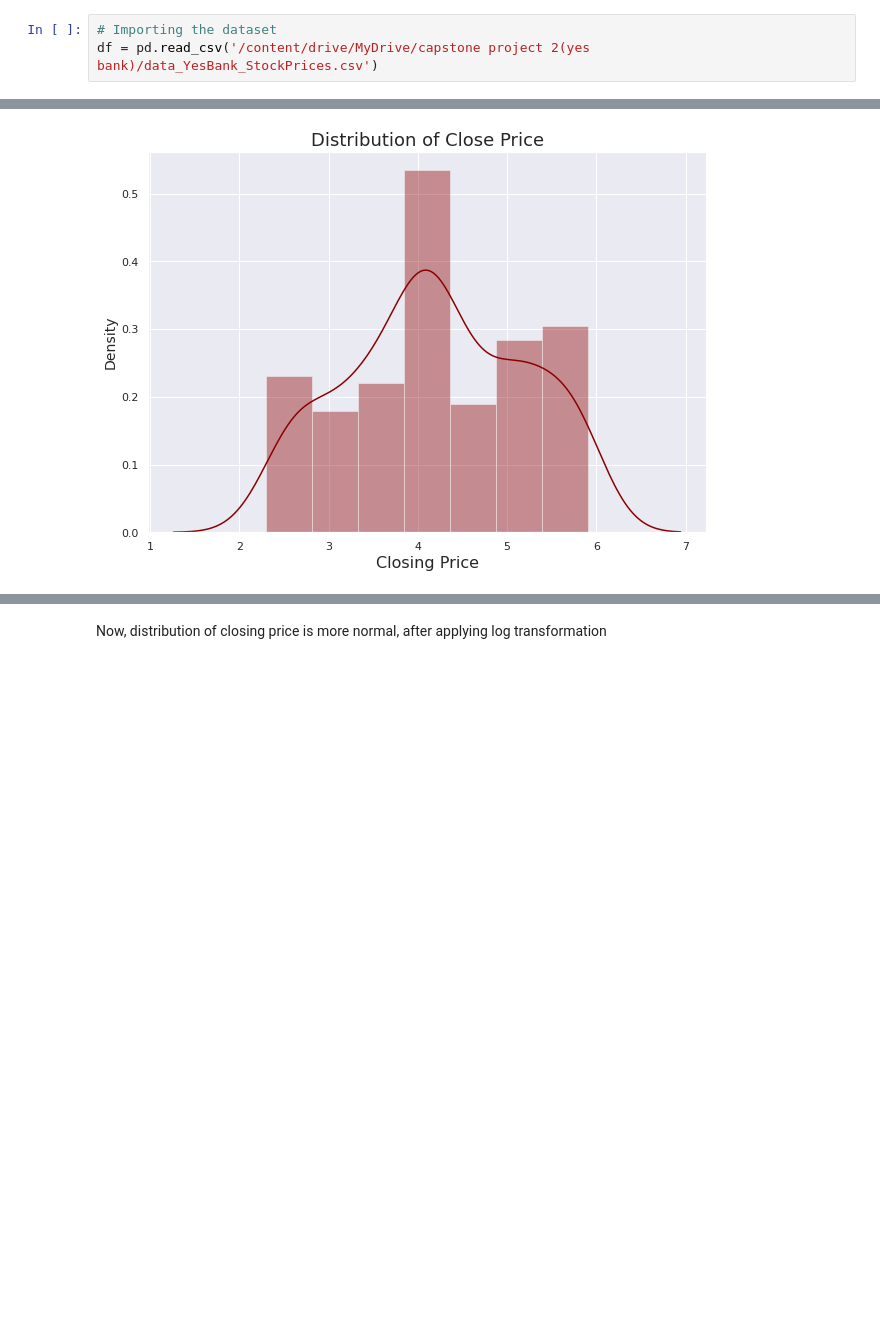
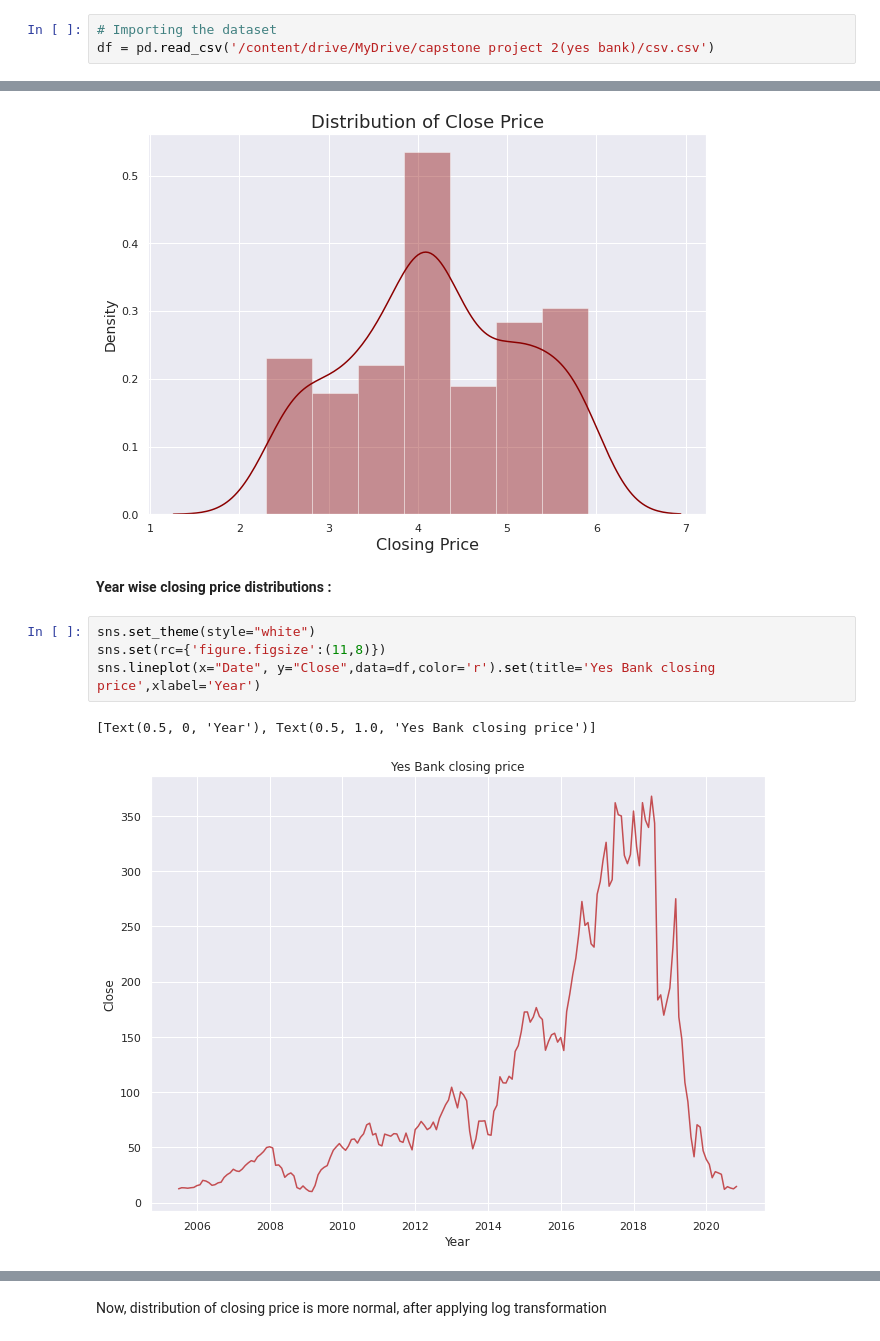
Before and after one commit to Swastik02aug/SML-Regression-Capstone-Project, a Jupyter notebook: project(yes_bank).ipynb, the cells around one changed output, grey strips where cells are left out. Drawn from its saved outputs; the diff is of its cells as text; blank space fills up the shorter version.

```diff
--- a/project(yes_bank).ipynb
+++ b/project(yes_bank).ipynb
@@ -53,7 +53,7 @@ drive.mount('/content/drive')
 Drive already mounted at /content/drive; to attempt to forcibly remount, call drive.mount("/content/drive", force_remount=True).
 # %%
 # Importing the dataset
-df = pd.read_csv('/content/drive/MyDrive/capstone project 2(yes bank)/data_YesBank_StockPrices.csv')
+df = pd.read_csv('/content/drive/MyDrive/capstone project 2(yes bank)/csv.csv')
 # %% [markdown]
 **Data exploration:**
 # %%
@@ -225,3 +225,12 @@ plt.ylabel('Density', fontsize=14)
 plt.show()
 # %% [output]
 [figure]
+# %% [markdown]
+**Year wise closing price distributions :**
+# %%
+sns.set_theme(style="white")
+sns.set(rc={'figure.figsize':(11,8)})
+sns.lineplot(x="Date", y="Close",data=df,color='r').set(title='Yes Bank closing price',xlabel='Year')
+# %% [output]
+[Text(0.5, 0, 'Year'), Text(0.5, 1.0, 'Yes Bank closing price')]
+[figure, added]
```
Also changed, not shown: parts of 3 cells of this notebook.
